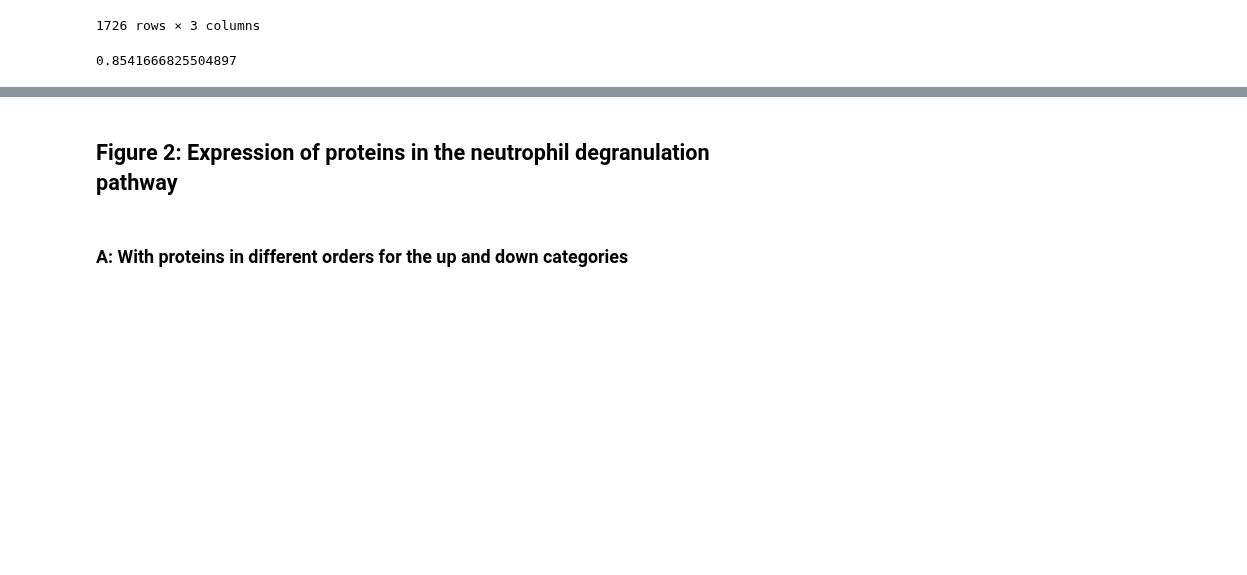
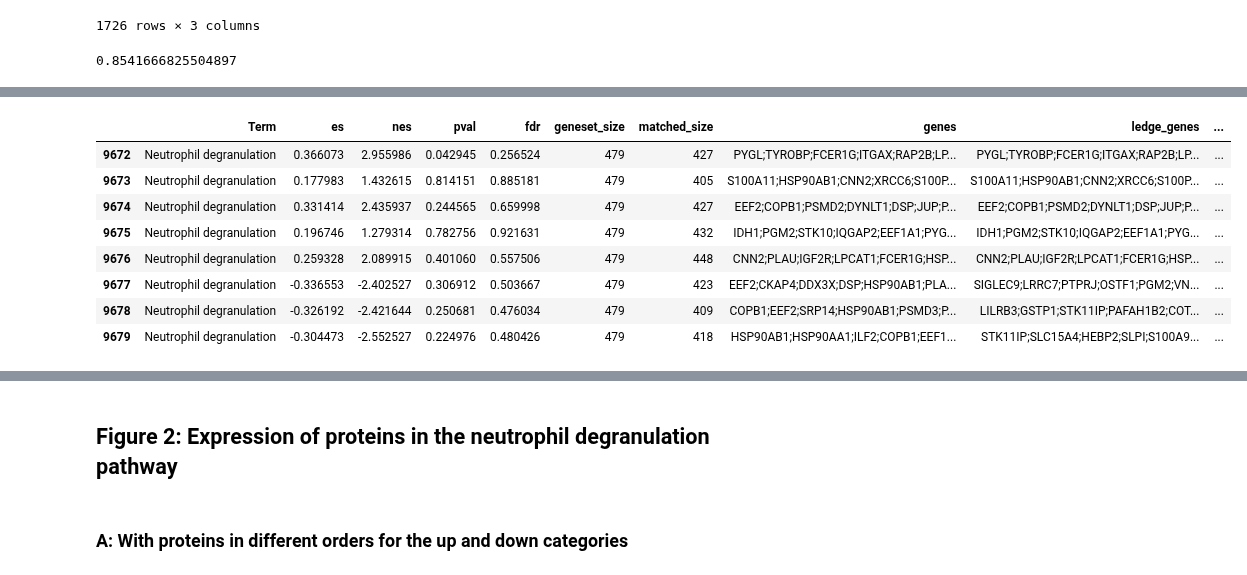
Before and after one commit to caleb-lindgren/scratchpad, a Jupyter notebook: pancancer_enrichment/7_visualize_results_gseapy.ipynb, the cells around one changed output, grey strips where cells are left out. Cells and saved outputs as stored; diff of their text form; code cells hidden in the pictures; blank space fills up the shorter version.

```diff
--- a/pancancer_enrichment/7_visualize_results_gseapy.ipynb
+++ b/pancancer_enrichment/7_visualize_results_gseapy.ipynb
@@ -379,0 +419,12 @@ enrich[enrich["Term"] == "Neutrophil degranulation"]
+# %%
+find_neutrophil_degranulation(STEP5_signal_to_noise)
+# %% [output]
+|  | Term | es | nes | pval | fdr | geneset_size | matched_size | genes | ledge_genes | ... |
+| 9672 | Neutrophil degranulation | 0.366073 | 2.955986 | 0.042945 | 0.256524 | 479 | 427 | PYGL;TYROBP;FCER1G;ITGAX;RAP2B;LP... | PYGL;TYROBP;FCER1G;ITGAX;RAP2B;LP... | ... |
+| 9673 | Neutrophil degranulation | 0.177983 | 1.432615 | 0.814151 | 0.885181 | 479 | 405 | S100A11;HSP90AB1;CNN2;XRCC6;S100P... | S100A11;HSP90AB1;CNN2;XRCC6;S100P... | ... |
+| 9674 | Neutrophil degranulation | 0.331414 | 2.435937 | 0.244565 | 0.659998 | 479 | 427 | EEF2;COPB1;PSMD2;DYNLT1;DSP;JUP;P... | EEF2;COPB1;PSMD2;DYNLT1;DSP;JUP;P... | ... |
+| 9675 | Neutrophil degranulation | 0.196746 | 1.279314 | 0.782756 | 0.921631 | 479 | 432 | IDH1;PGM2;STK10;IQGAP2;EEF1A1;PYG... | IDH1;PGM2;STK10;IQGAP2;EEF1A1;PYG... | ... |
+| 9676 | Neutrophil degranulation | 0.259328 | 2.089915 | 0.401060 | 0.557506 | 479 | 448 | CNN2;PLAU;IGF2R;LPCAT1;FCER1G;HSP... | CNN2;PLAU;IGF2R;LPCAT1;FCER1G;HSP... | ... |
+| 9677 | Neutrophil degranulation | -0.336553 | -2.402527 | 0.306912 | 0.503667 | 479 | 423 | EEF2;CKAP4;DDX3X;DSP;HSP90AB1;PLA... | SIGLEC9;LRRC7;PTPRJ;OSTF1;PGM2;VN... | ... |
+| 9678 | Neutrophil degranulation | -0.326192 | -2.421644 | 0.250681 | 0.476034 | 479 | 409 | COPB1;EEF2;SRP14;HSP90AB1;PSMD3;P... | LILRB3;GSTP1;STK11IP;PAFAH1B2;COT... | ... |
+| 9679 | Neutrophil degranulation | -0.304473 | -2.552527 | 0.224976 | 0.480426 | 479 | 418 | HSP90AB1;HSP90AA1;ILF2;COPB1;EEF1... | STK11IP;SLC15A4;HEBP2;SLPI;S100A9... | ... |
```
Also changed, not shown: parts of 31 cells of this notebook, 1 other file.
